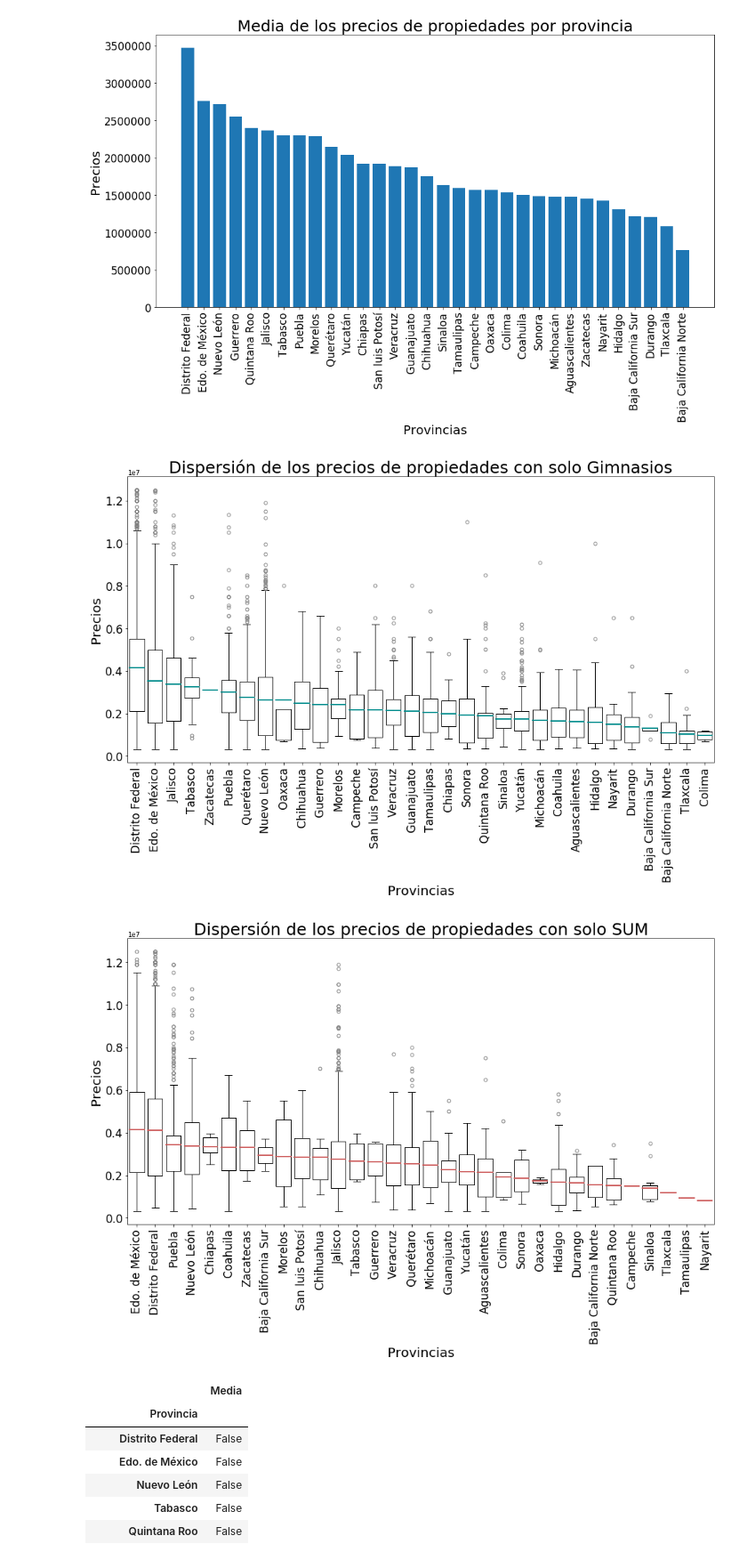
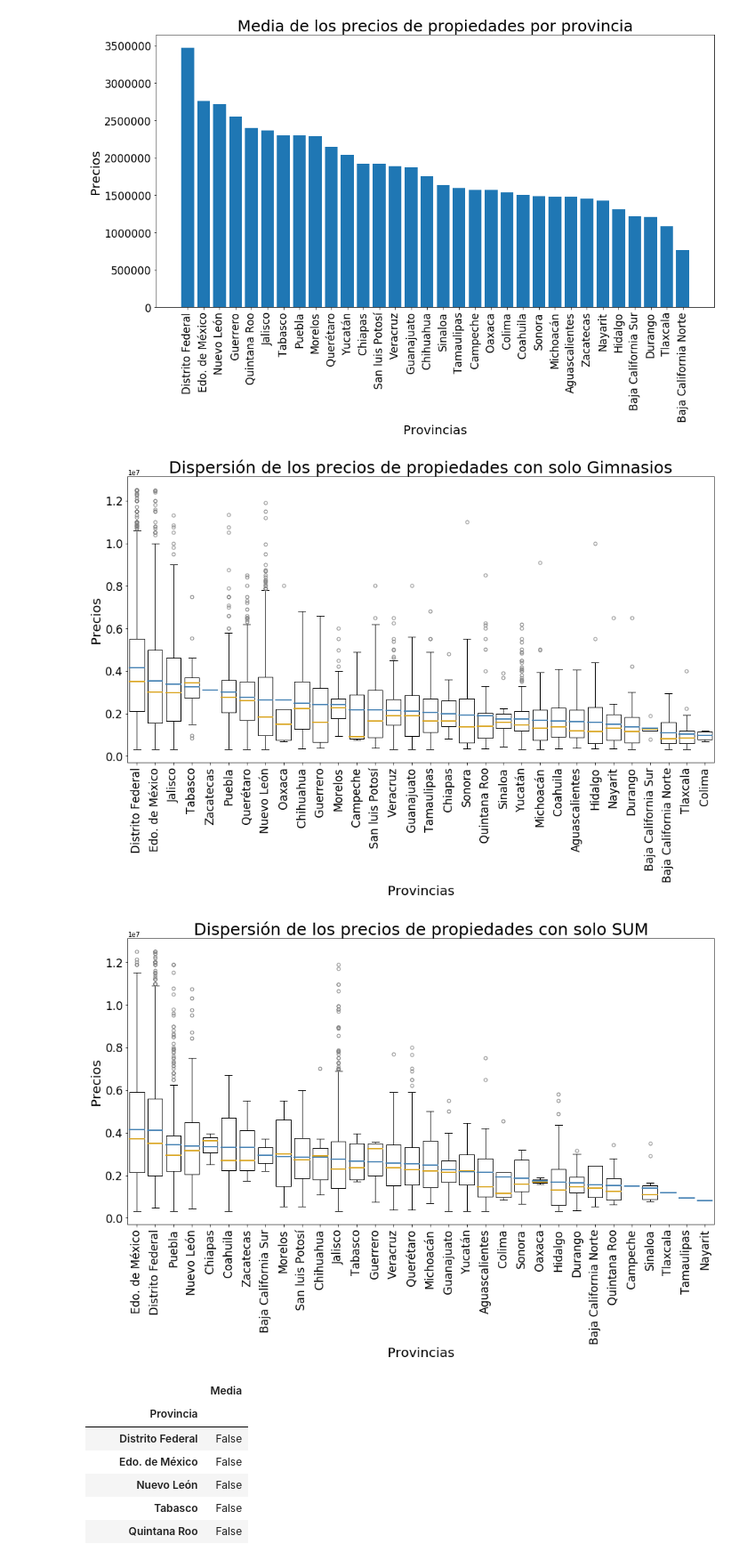
Before and after one commit to komod0/TPs-Org.Datos, a Jupyter notebook: tp1/nbfacundo.ipynb, the cells around one changed output. Shown at 89% size. Saved outputs shown, nothing was run; the diff lists cells and outputs as text; code cells hidden in the pictures.

```diff
--- a/tp1/nbfacundo.ipynb
+++ b/tp1/nbfacundo.ipynb
@@ -422,17 +422,19 @@ Media del precio de las propiedades con centros comerciales cencanos $ 2605484
 Media del precio de las propiedades sin centros comerciales cencanos $ 2481294
 [figure]
 # %%
+# Se arman DataFrames con comodidades exclusivas para las propiedades.
+# Las escuelas y los centros comerciales no se consideran exclusivos para una propiedad.
 solo_gimnasio = df_abool.loc[(df_abool['TieneGimnasio'] == True) &
                              (df_abool['TieneUsosMultiples'] == False) &
-                             (df_abool['TienePileta'] == False)]
+                             (df_abool['TienePileta'] == False)].copy()
 
 solo_sum = df_abool.loc[(df_abool['TieneGimnasio'] == False) &
                         (df_abool['TieneUsosMultiples'] == True) &
-                        (df_abool['TienePileta'] == False)]
+                        (df_abool['TienePileta'] == False)].copy()
 
 solo_piscina = df_abool.loc[(df_abool['TieneGimnasio'] == False) &
                             (df_abool['TieneUsosMultiples'] == False) &
-                            (df_abool['TienePileta'] == True)]
+                            (df_abool['TienePileta'] == True)].copy()
 # %%
 # Solo con SUM
 
@@ -596,10 +582,10 @@ plt.boxplot([solo_gimnasio.loc[solo_gimnasio['Provincia'] == provincias_nombres[
             widths = 0.8, \
             meanline = True, showmeans = True, \
             boxprops = dict(linewidth=1), \
-            meanprops = dict(linestyle = '-', linewidth=2, color = 'darkcyan'), \
+            meanprops = dict(linestyle = '-', linewidth=2, color = 'steelblue'), \
             # linestyle = '-' muestra la media con línea sólida
             flierprops = dict(marker='o', markerfacecolor='none', markersize=5, linestyle='none', markeredgecolor = 'grey'), \
-            medianprops = dict(linestyle = 'none'))
+            medianprops = dict(linestyle = '-', linewidth=2, color='goldenrod'))
 plt.title("Dispersión de los precios de propiedades con solo Gimnasios", fontsize = 25)
 plt.ylabel('Precios', fontsize = 20)
 plt.xlabel('Provincias', fontsize = 20)
@@ -607,14 +593,20 @@ plt.xticks(rotation = 90, fontsize = 17)
 plt.yticks(fontsize = 17)
 plt.show()
 # %% [output]
-[figure, old version]
+[figure, new version]
 # %%
 # Ahora con solo SUM
-provincias_nombres = solo_sum.groupby(['Provincia']).agg({'Precio' : 'mean'}).sort_values(by = 'Precio', ascending = False)
-provincias_nombres.rename(columns = {'Precio' : 'Media'}, inplace = True)
+
+# Se crea una lista de los nombres de las provincias ordenados de mayor a menor por la media
+provincias_nombres = solo_sum\
+    .groupby(['Provincia'])\
+    .agg({'Precio' : 'mean'})\
+    .sort_values(by = 'Precio', ascending = False)
+provincias_nombres.rename(columns = {'Precio' : 'Media'}, inplace = True) # Se renombra por claridad
 provincias_nombres['Media'] = provincias_nombres['Media'].astype(np.uint32)
 provincias_nombres.reset_index(inplace = True)
 provincias_nombres = provincias_nombres['Provincia'].unique()
+# Lo anterior devuelve una arrary de categóricos en el orden que aparecen. Se convierte en lista.
 provincias_nombres = list(provincias_nombres)
 # %%
 # Gráfico para solo propiedades con Salón de Usos Múltiples (exclusivamente)
@@ -638,35 +630,35 @@ plt.boxplot([solo_sum.loc[solo_sum['Provincia'] == provincias_nombres[0]]['Preci
              solo_sum.loc[solo_sum['Provincia'] == provincias_nombres[15]]['Precio'], \
              solo_sum.loc[solo_sum['Provincia'] == provincias_nombres[16]]['Precio'], \
              solo_sum.loc[solo_sum['Provincia'] == provincias_nombres[17]]['Precio'], \
              solo_sum.loc[solo_sum['Provincia'] == provincias_nombres[18]]['Precio'], \
              solo_sum.loc[solo_sum['Provincia'] == provincias_nombres[19]]['Precio'], \
              solo_sum.loc[solo_sum['Provincia'] == provincias_nombres[20]]['Precio'], \
              solo_sum.loc[solo_sum['Provincia'] == provincias_nombres[21]]['Precio'], \
              solo_sum.loc[solo_sum['Provincia'] == provincias_nombres[22]]['Precio'], \
              solo_sum.loc[solo_sum['Provincia'] == provincias_nombres[23]]['Precio'], \
              solo_sum.loc[solo_sum['Provincia'] == provincias_nombres[24]]['Precio'], \
              solo_sum.loc[solo_sum['Provincia'] == provincias_nombres[25]]['Precio'], \
              solo_sum.loc[solo_sum['Provincia'] == provincias_nombres[26]]['Precio'], \
              solo_sum.loc[solo_sum['Provincia'] == provincias_nombres[27]]['Precio'], \
              solo_sum.loc[solo_sum['Provincia'] == provincias_nombres[28]]['Precio'], \
              solo_sum.loc[solo_sum['Provincia'] == provincias_nombres[29]]['Precio'], \
              solo_sum.loc[solo_sum['Provincia'] == provincias_nombres[30]]['Precio'], \
              solo_sum.loc[solo_sum['Provincia'] == provincias_nombres[31]]['Precio']], \
             labels = provincias_nombres, \
             widths = 0.8, \
             meanline = True, showmeans = True, \
             boxprops = dict(linewidth=1), \
-            meanprops = dict(linestyle = '-', linewidth=2, color = 'indianred'), \
+            meanprops = dict(linestyle = '-', linewidth=2, color = 'steelblue'), \
             # linestyle = '-' muestra la media con línea sólida
             flierprops = dict(marker='o', markerfacecolor='none', markersize=5, linestyle='none', markeredgecolor = 'grey'), \
-            medianprops = dict(linestyle = 'none'))
+            medianprops = dict(linestyle = '-', linewidth=2, color='goldenrod'))
 plt.title("Dispersión de los precios de propiedades con solo SUM", fontsize = 25)
 plt.ylabel('Precios', fontsize = 20)
 plt.xlabel('Provincias', fontsize = 20)
 plt.xticks(rotation = 90, fontsize = 17)
 plt.yticks(fontsize = 17)
 plt.show()
 # %% [output]
-[figure, old version]
+[figure, new version]
 # %%
 # Ahora con solo Piletas
```
Also changed, not shown: parts of 29 cells of this notebook.
